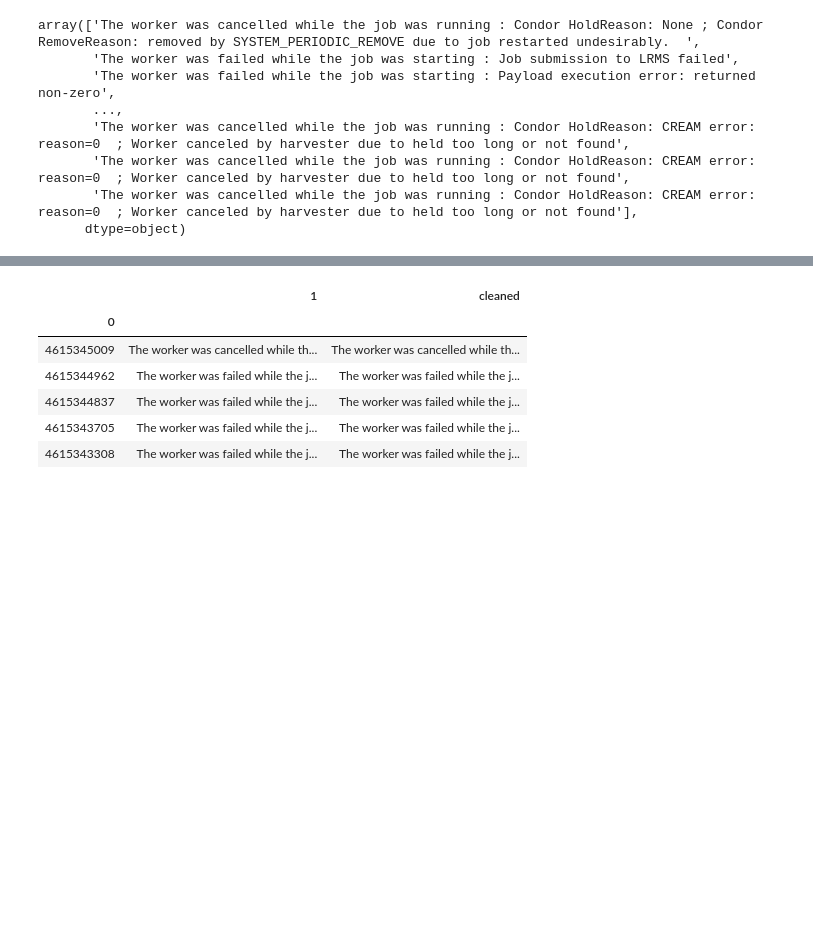
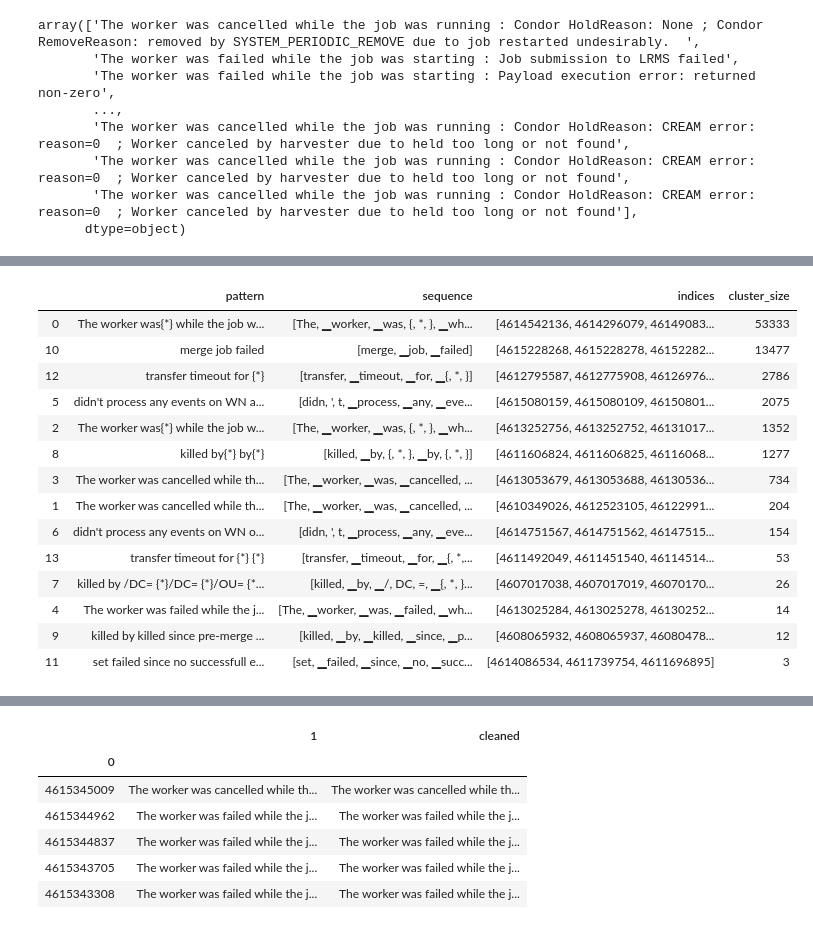
Before and after one commit to maria-grigorieva/ClusterLog, a Jupyter notebook: clusterlogs_notebook.ipynb, the cells around one changed output, grey strips where cells are left out. Cells and saved outputs as stored; diff of their text form; code cells hidden in the pictures; blank space fills up the shorter version.

```diff
--- a/clusterlogs_notebook.ipynb
+++ b/clusterlogs_notebook.ipynb
@@ -44,3 +34,21 @@ cluster.result
+# %%
+cluster.result.sort_values(by=['cluster_size'],ascending=False)
+# %% [output]
+|  | pattern | sequence | indices | cluster_size |
+| 0 | The worker was{*} while the job w... | [The, ▁worker, ▁was, {, *, }, ▁wh... | [4614542136, 4614296079, 46149083... | 53333 |
+| 10 | merge job failed | [merge, ▁job, ▁failed] | [4615228268, 4615228278, 46152282... | 13477 |
+| 12 | transfer timeout for {*} | [transfer, ▁timeout, ▁for, ▁{, *, }] | [4612795587, 4612775908, 46126976... | 2786 |
+| 5 | didn't process any events on WN a... | [didn, ', t, ▁process, ▁any, ▁eve... | [4615080159, 4615080109, 46150801... | 2075 |
+| 2 | The worker was{*} while the job w... | [The, ▁worker, ▁was, {, *, }, ▁wh... | [4613252756, 4613252752, 46131017... | 1352 |
+| 8 | killed by{*} by{*} | [killed, ▁by, {, *, }, ▁by, {, *, }] | [4611606824, 4611606825, 46116068... | 1277 |
+| 3 | The worker was cancelled while th... | [The, ▁worker, ▁was, ▁cancelled, ... | [4613053679, 4613053688, 46130536... | 734 |
+| 1 | The worker was cancelled while th... | [The, ▁worker, ▁was, ▁cancelled, ... | [4610349026, 4612523105, 46122991... | 204 |
+| 6 | didn't process any events on WN o... | [didn, ', t, ▁process, ▁any, ▁eve... | [4614751567, 4614751562, 46147515... | 154 |
+| 13 | transfer timeout for {*} {*} | [transfer, ▁timeout, ▁for, ▁{, *,... | [4611492049, 4611451540, 46114514... | 53 |
+| 7 | killed by /DC= {*}/DC= {*}/OU= {*... | [killed, ▁by, ▁/, DC, =, ▁{, *, }... | [4607017038, 4607017019, 46070170... | 26 |
+| 4 | The worker was failed while the j... | [The, ▁worker, ▁was, ▁failed, ▁wh... | [4613025284, 4613025278, 46130252... | 14 |
+| 9 | killed by killed since pre-merge ... | [killed, ▁by, ▁killed, ▁since, ▁p... | [4608065932, 4608065937, 46080478... | 12 |
+| 11 | set failed since no successfull e... | [set, ▁failed, ▁since, ▁no, ▁succ... | [4614086534, 4611739754, 4611696895] | 3 |
 # %%
 stat = cluster.validation(cluster.result)
 # %%
```
Also changed, not shown: parts of 5 cells of this notebook, 7 other files.
